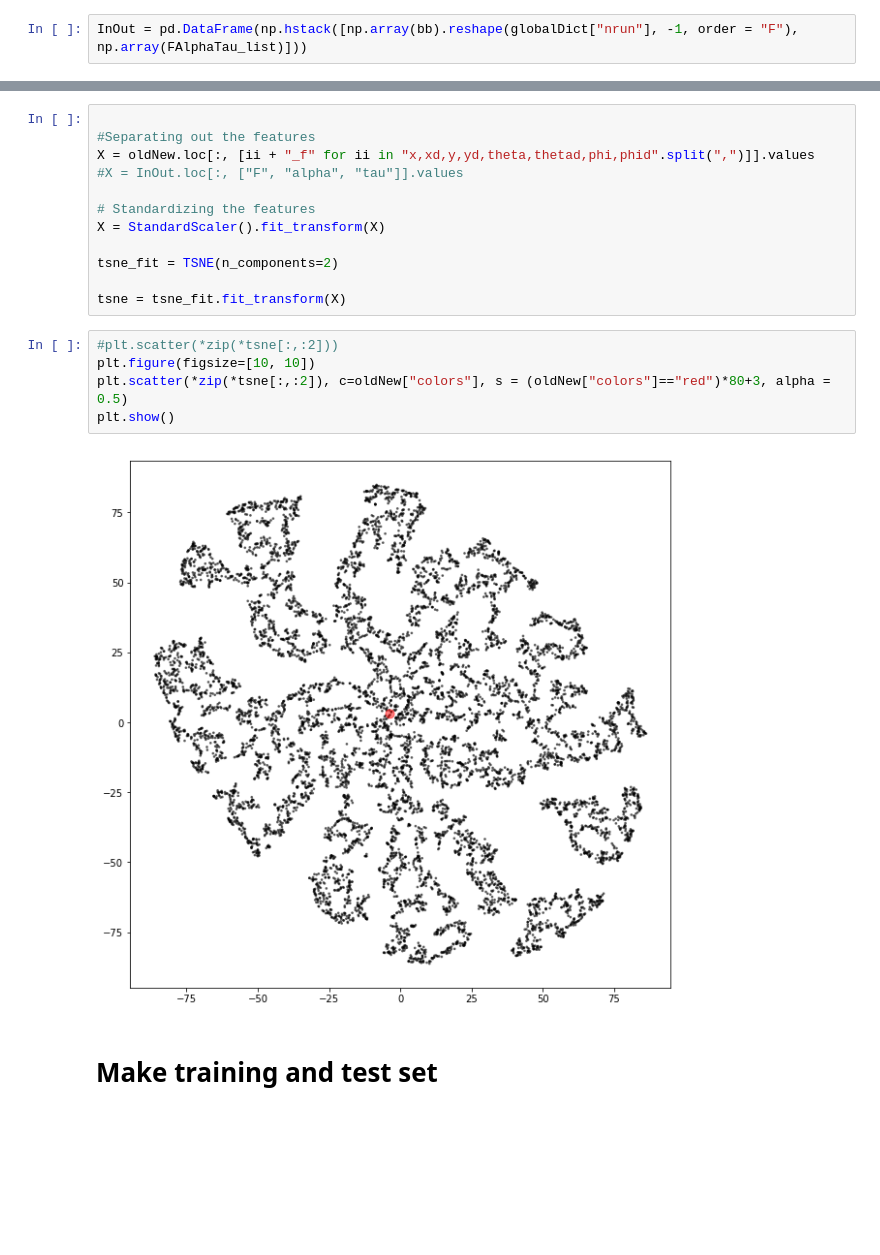
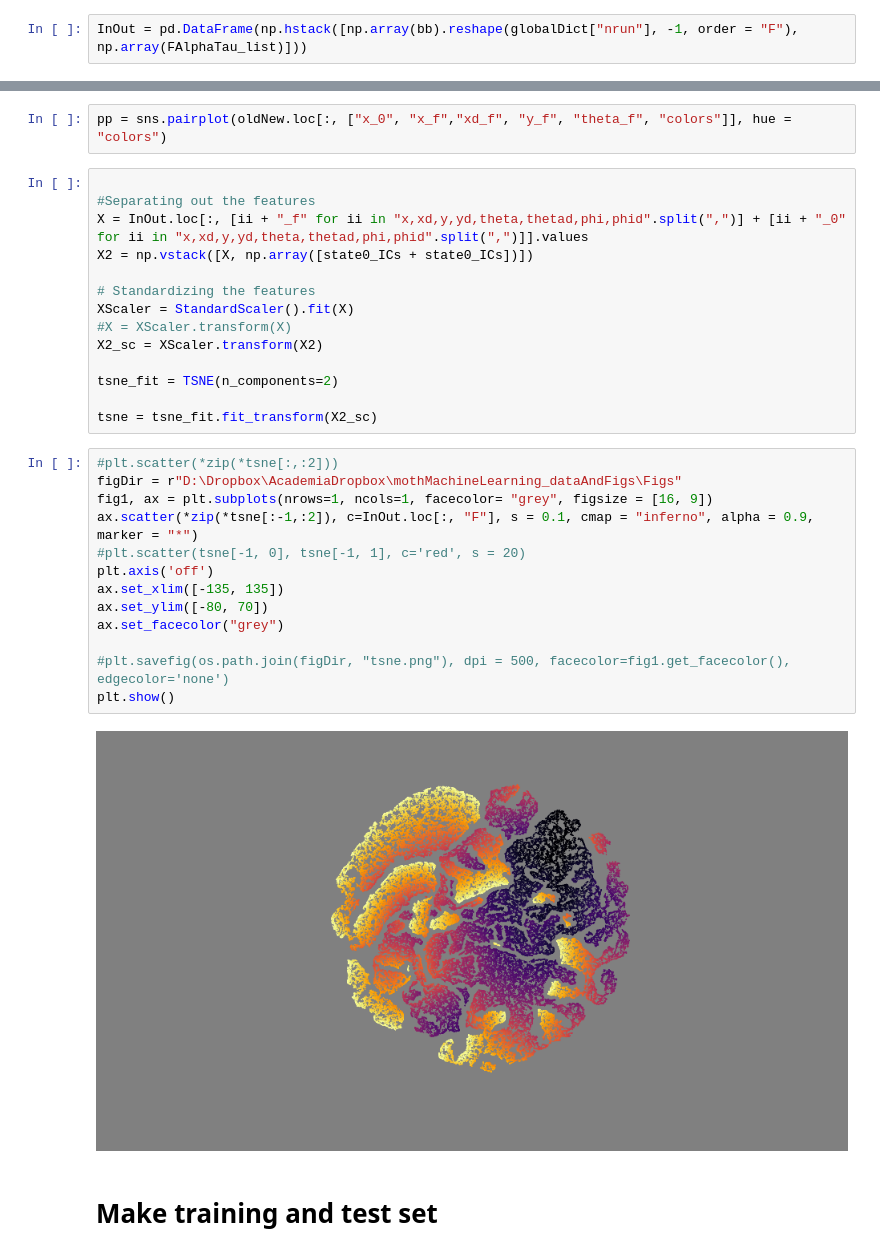
Before and after one commit to oliviatessa/MothMachineLearning, a Jupyter notebook: 022_VisualizeInitialAndFinalSpace.ipynb, the cells around one changed output, grey strips where cells are left out. Saved outputs shown, nothing was run; the diff lists cells and outputs as text; blank space fills up the shorter version.

```diff
--- a/022_VisualizeInitialAndFinalSpace.ipynb
+++ b/022_VisualizeInitialAndFinalSpace.ipynb
@@ -275,22 +367,34 @@ pp = sns.pairplot(oldNew, hue = "colors")
+# %%
+pp = sns.pairplot(oldNew.loc[:, ["x_0", "x_f","xd_f", "y_f", "theta_f", "colors"]], hue = "colors")
 # %%
 
 #Separating out the features
-X = oldNew.loc[:, [ii + "_f" for ii in "x,xd,y,yd,theta,thetad,phi,phid".split(",")]].values
-#X = InOut.loc[:, ["F", "alpha", "tau"]].values
+X = InOut.loc[:, [ii + "_f" for ii in "x,xd,y,yd,theta,thetad,phi,phid".split(",")] + [ii + "_0" for ii in "x,xd,y,yd,theta,thetad,phi,phid".split(",")]].values
+X2 = np.vstack([X, np.array([state0_ICs + state0_ICs])])
 
 # Standardizing the features
-X = StandardScaler().fit_transform(X)
+XScaler = StandardScaler().fit(X)
+#X = XScaler.transform(X)
+X2_sc = XScaler.transform(X2)
 
 tsne_fit = TSNE(n_components=2)
 
-tsne = tsne_fit.fit_transform(X)
+tsne = tsne_fit.fit_transform(X2_sc)
-# %%
-#plt.scatter(*zip(*tsne[:,:2]))
-plt.figure(figsize=[10, 10])
-plt.scatter(*zip(*tsne[:,:2]), c=oldNew["colors"], s = (oldNew["colors"]=="red")*80+3, alpha = 0.5)
-plt.show()
-# %% [output]
-[figure, removed]
+# %%
+#plt.scatter(*zip(*tsne[:,:2]))
+figDir = r"D:\Dropbox\AcademiaDropbox\mothMachineLearning_dataAndFigs\Figs"
+fig1, ax = plt.subplots(nrows=1, ncols=1, facecolor= "grey", figsize = [16, 9])
+ax.scatter(*zip(*tsne[:-1,:2]), c=InOut.loc[:, "F"], s = 0.1, cmap = "inferno", alpha = 0.9, marker = "*")
+#plt.scatter(tsne[-1, 0], tsne[-1, 1], c='red', s = 20)
+plt.axis('off')
+ax.set_xlim([-135, 135])
+ax.set_ylim([-80, 70])
+ax.set_facecolor("grey")
+
+#plt.savefig(os.path.join(figDir, "tsne.png"), dpi = 500, facecolor=fig1.get_facecolor(), edgecolor='none')
+plt.show()
+# %% [output]
+[figure, added]
 # %% [markdown]
 # Make training and test set
 # %% [raw]
```
Also changed, not shown: parts of 28 cells of this notebook, 4 other files.
